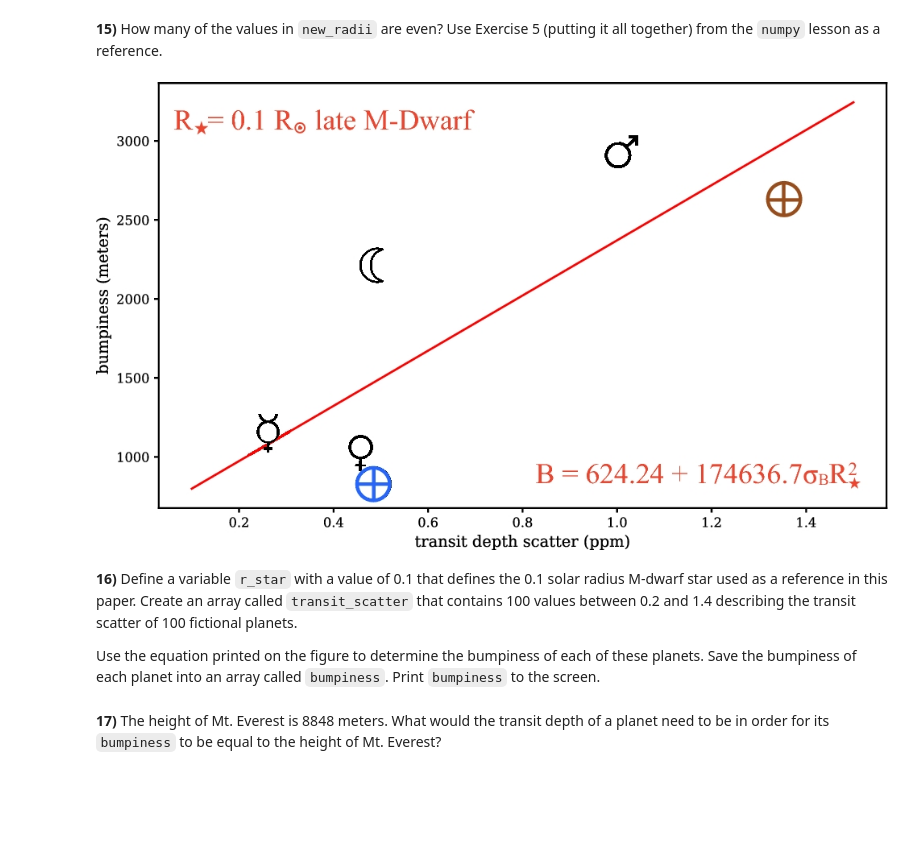
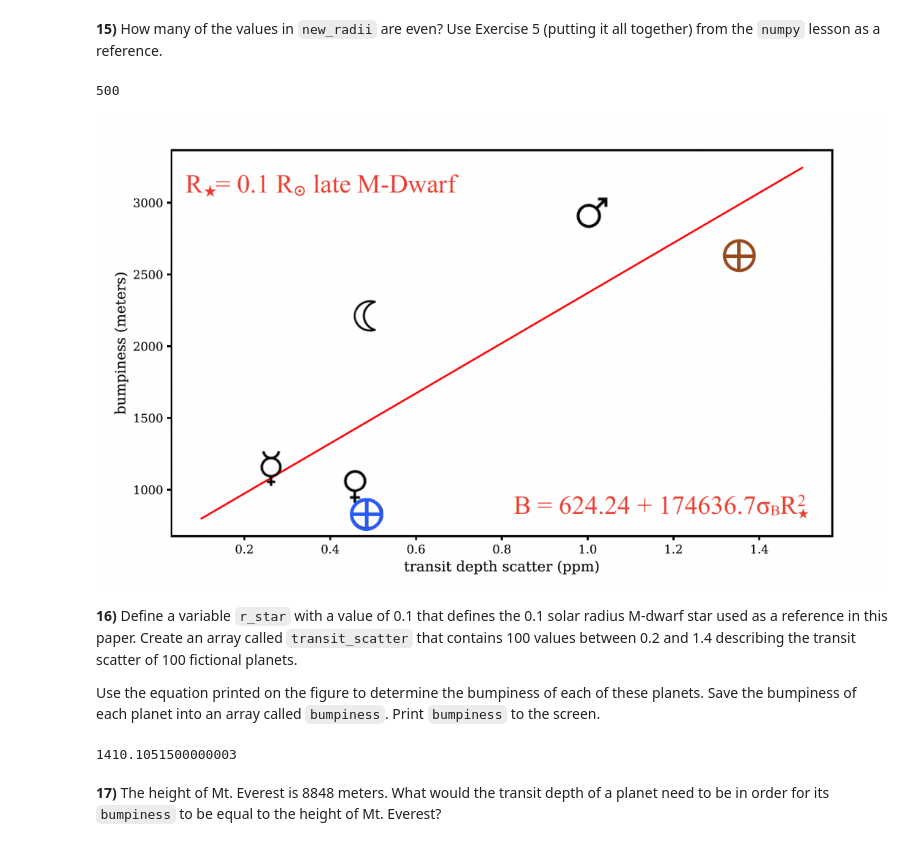
Before and after one commit to EmilyTipton/Intro-to-Research-3190, a Jupyter notebook: homework/03_Tipton.ipynb, the cells around one changed output. Cells and saved outputs as stored; diff of their text form; code cells hidden in the pictures; blank space fills up the shorter version.

```diff
--- a/homework/03_Tipton.ipynb
+++ b/homework/03_Tipton.ipynb
@@ -129,16 +205,30 @@ print(di_rad)
 # %% [markdown]
 **15)** How many of the values in `new_radii` are even? Use Exercise 5 (putting it all together) from the `numpy` lesson as a reference.
+# %%
+even_new_radii = np.arange(0,999,2)
+len(even_new_radii)
+# %% [output]
+500
 # %%
 #IGNORE THIS CELL - just displaying Figure 2
-bumpiness = Image(filename='/users/fdm/3190/PreMAPOG/lessons/Fig2.jpeg') #once again, edit this path to point to
+from IPython.display import Image
+from IPython.display import display
+bumpiness = Image(filename="../homework/data/bumpiness_fig2.png") #once again, edit this path to point to
 #the correct place in your directory- this one may be in the lessons directory
 display(bumpiness)
 # %% [output]
-[figure, old version]
+[figure, new version]
 # %% [markdown]
 **16)** Define a variable `r_star` with a value of 0.1 that defines the 0.1 solar radius M-dwarf star used as a reference in this paper. Create an array called `transit_scatter` that contains 100 values between 0.2 and 1.4 describing the transit scatter of 100 fictional planets.
 
 Use the equation printed on the figure to determine the bumpiness of each of these planets. Save the bumpiness of each planet into an array called `bumpiness`. Print `bumpiness` to the screen.
+# %%
+r_star = 0.1
+transit_scatter = np.arange(0.2, 1.4, 0.012)
+Bumpiness = (624.24+174636.7*0.45*r_star**2)
+print(Bumpiness)
+# %% [output]
+1410.1051500000003
 # %% [markdown]
 **17)** The height of Mt. Everest is 8848 meters. What would the transit depth of a planet need to be in order for its `bumpiness` to be equal to the height of Mt. Everest?
 # %% [markdown]
```
Also changed, not shown: parts of 5 cells of this notebook.
